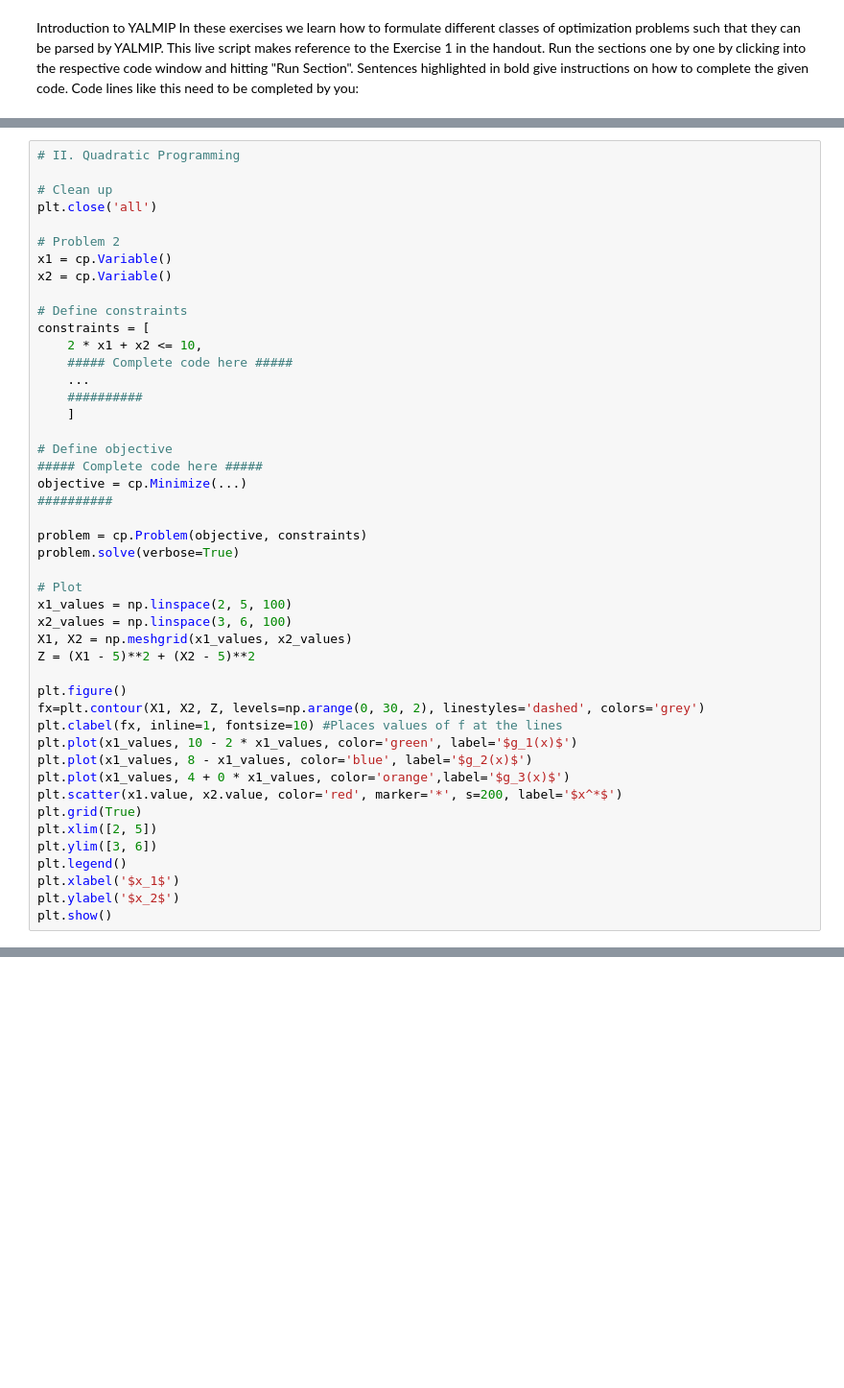
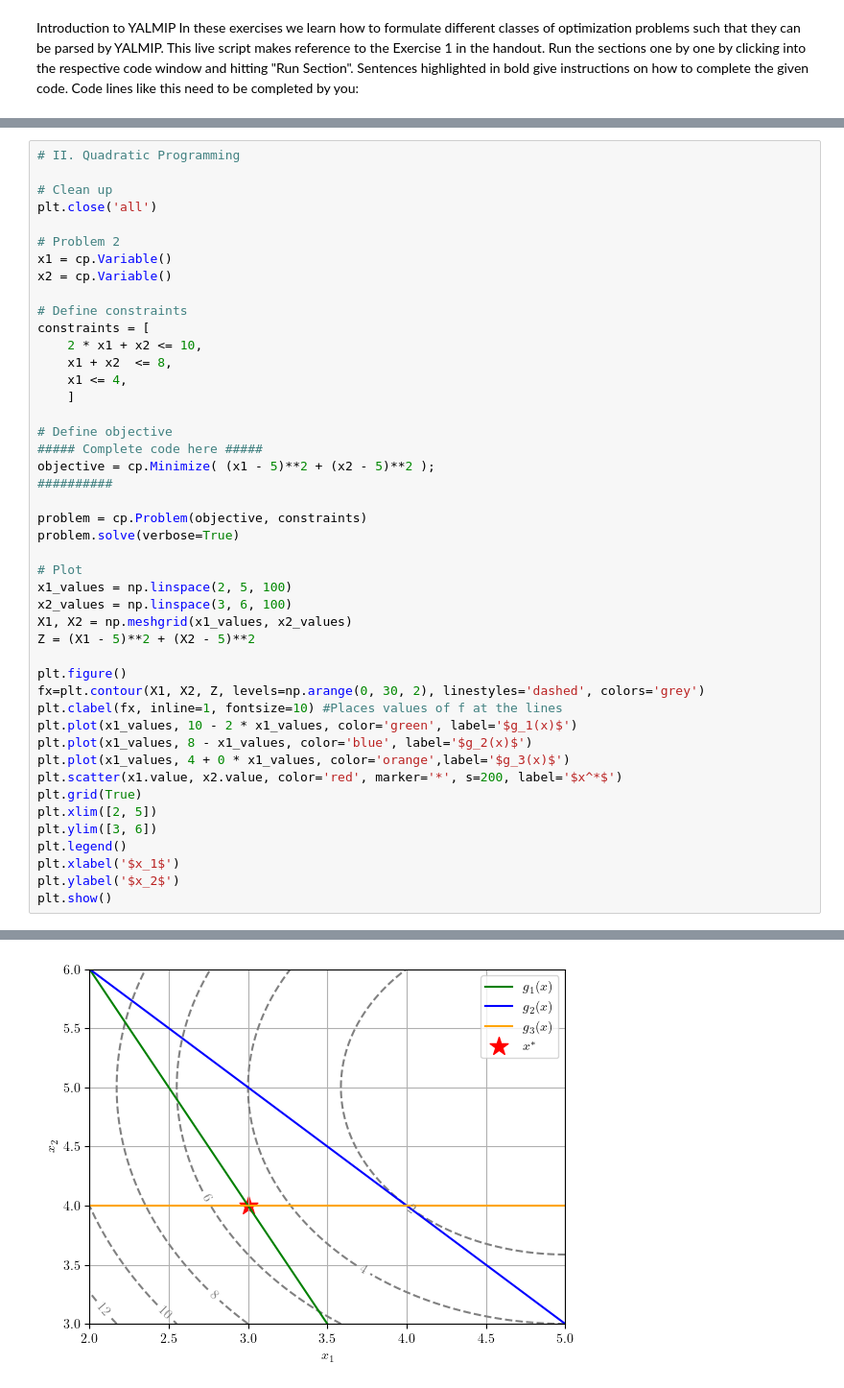
Before and after one commit to tychobrouwer/4DM20-engineering-optimization, a Jupyter notebook: ComputerAssignment2_python/Assignment2_1.ipynb, the cells around one changed output, grey strips where cells are left out. Shown: that part at 96% size. Cells and saved outputs as stored; diff of their text form; blank space fills up the shorter version.

```diff
--- a/ComputerAssignment2_python/Assignment2_1.ipynb
+++ b/ComputerAssignment2_python/Assignment2_1.ipynb
@@ -84,14 +106,13 @@ x2 = cp.Variable()
 # Define constraints
 constraints = [
     2 * x1 + x2 <= 10,
-    ##### Complete code here #####
-    ...
-    ##########
+    x1 + x2  <= 8,
+    x1 <= 4,
     ]
 
 # Define objective
 ##### Complete code here #####
-objective = cp.Minimize(...)
+objective = cp.Minimize( (x1 - 5)**2 + (x2 - 5)**2 );
 ##########
 
 problem = cp.Problem(objective, constraints)
@@ -117,3 +138,4 @@ plt.legend()
 plt.xlabel('$x_1$')
 plt.ylabel('$x_2$')
 plt.show()
+# %% [output]
@@ -120,3 +159,4 @@ plt.show()
+[figure, added]
 # %%
 # III. Semidefinite Programming
 
```
Also changed, not shown: parts of 6 cells of this notebook, 6 other files.
